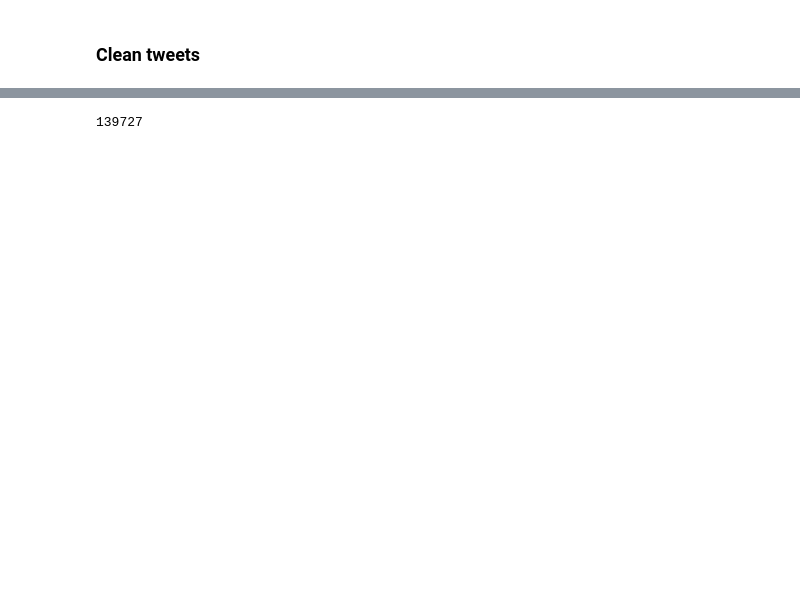
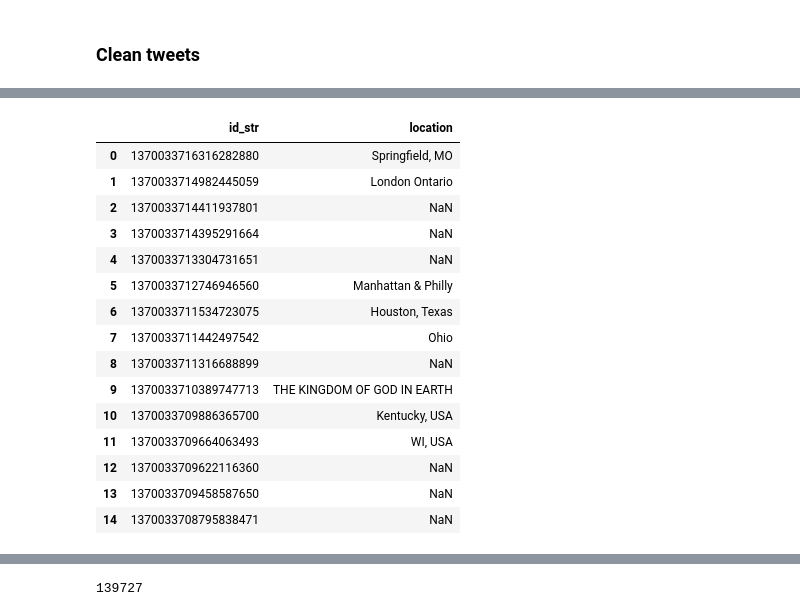
Before and after one commit to NikitaCase/COVID-Vaccine-Sentiment-Analysis, a Jupyter notebook: herd-sentiment/get_and_clean_tweets.ipynb, the cells around one changed output, grey strips where cells are left out. Saved outputs shown, nothing was run; the diff lists cells and outputs as text; code cells hidden in the pictures; blank space fills up the shorter version.

```diff
--- a/herd-sentiment/get_and_clean_tweets.ipynb
+++ b/herd-sentiment/get_and_clean_tweets.ipynb
@@ -153,0 +263,22 @@ tweets_df.tail(3)
+# %%
+#_df = pd.read_csv('csvs/tw150.csv')
+#_df = _df.iloc[:15]
+#_df = _df[['id_str', 'location']]
+_df
+# %% [output]
+|  | id_str | location |
+| 0 | 1370033716316282880 | Springfield, MO |
+| 1 | 1370033714982445059 | London Ontario |
+| 2 | 1370033714411937801 | NaN |
+| 3 | 1370033714395291664 | NaN |
+| 4 | 1370033713304731651 | NaN |
+| 5 | 1370033712746946560 | Manhattan & Philly |
+| 6 | 1370033711534723075 | Houston, Texas |
+| 7 | 1370033711442497542 | Ohio |
+| 8 | 1370033711316688899 | NaN |
+| 9 | 1370033710389747713 | THE KINGDOM OF GOD IN EARTH |
+| 10 | 1370033709886365700 | Kentucky, USA |
+| 11 | 1370033709664063493 | WI, USA |
+| 12 | 1370033709622116360 | NaN |
+| 13 | 1370033709458587650 | NaN |
+| 14 | 1370033708795838471 | NaN |
```
Also changed, not shown: parts of 25 cells of this notebook, 36 other files.
